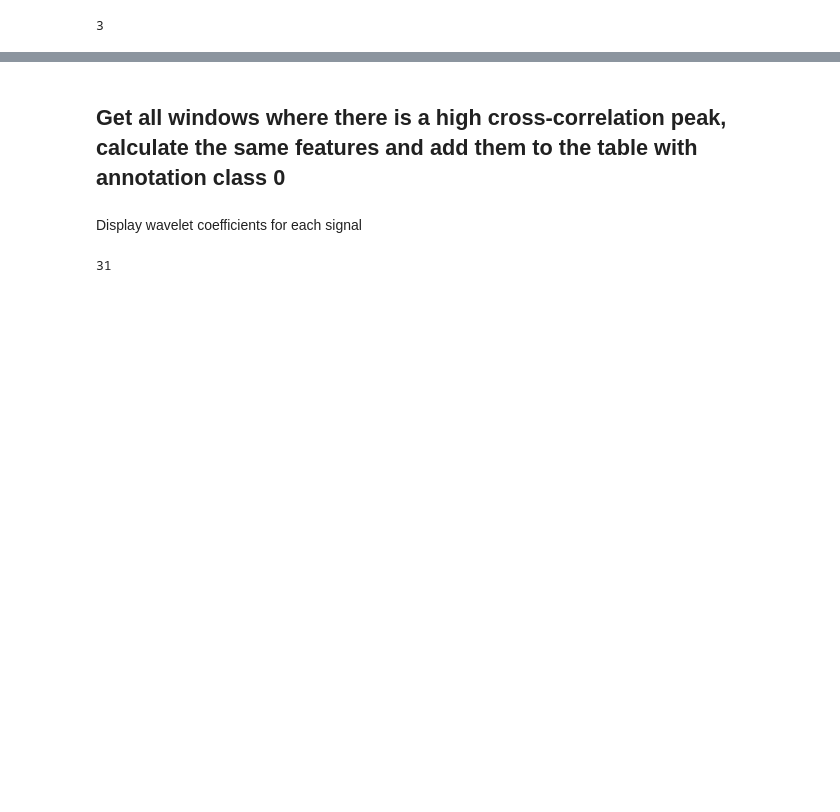
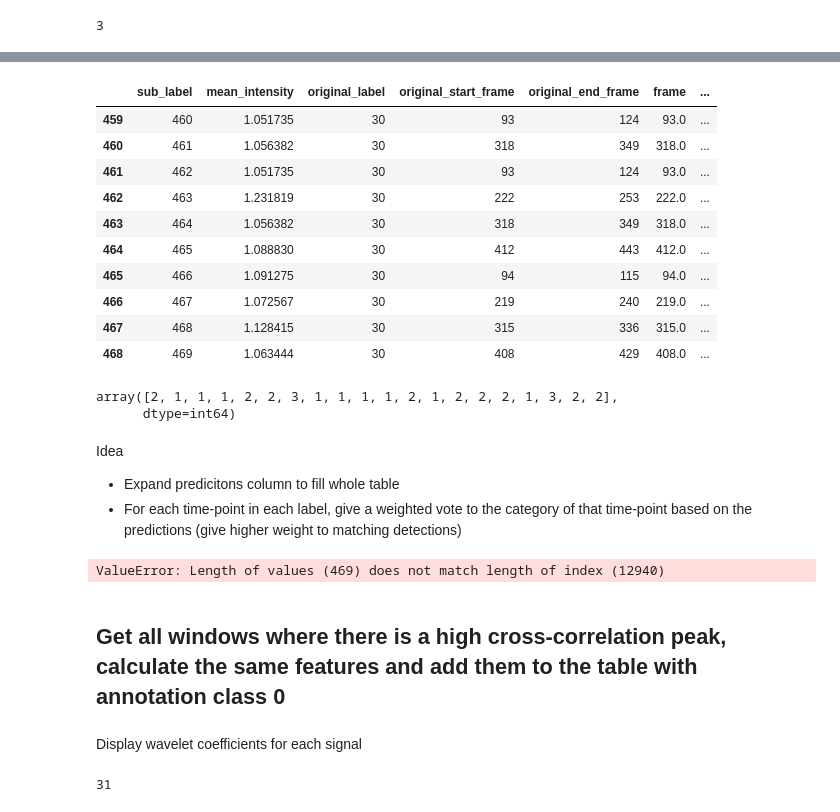
Before and after one commit to zoccoler/napari-signal-classifier, a Jupyter notebook: notebooks/WIP_sub_signal_classification_step_by_step.ipynb, the cells around one changed output, grey strips where cells are left out. Cells and saved outputs as stored; diff of their text form; code cells hidden in the pictures; blank space fills up the shorter version.

```diff
--- a/notebooks/WIP_sub_signal_classification_step_by_step.ipynb
+++ b/notebooks/WIP_sub_signal_classification_step_by_step.ipynb
@@ -754,0 +868,10 @@ TypeError: object of type 'SubSignal' has no len()
+# %%
+table_test = df_resampled[['mean_intensity', 'sub_label', 'frame']]
+table_test.columns = ['mean_intensity_interpolated', 'sub_label', 'frame']
+
+extraction_settings = ComprehensiveFCParameters()
+
+signal_features_table_test = extract_features(table_test, column_id='sub_label', column_sort='frame',
+                     default_fc_parameters=extraction_settings,
+                     # we impute = remove all NaN features automatically
+                     impute_function=impute)
@@ -754,0 +901,3 @@ TypeError: object of type 'SubSignal' has no len()
+# %%
+# predict sub_signal categories
+predictions = classifier.predict(signal_features_table_test)
@@ -754,0 +931,30 @@ TypeError: object of type 'SubSignal' has no len()
+# %%
+first_grouped_by_sub_label = df_resampled.groupby('sub_label').first().reset_index()
+first_grouped_by_sub_label['predicted_category'] = predictions
+first_grouped_by_sub_label[first_grouped_by_sub_label['original_label'] == observed_label]
+# %% [output]
+|  | sub_label | mean_intensity | original_label | original_start_frame | original_end_frame | frame | ... |
+| 459 | 460 | 1.051735 | 30 | 93 | 124 | 93.0 | ... |
+| 460 | 461 | 1.056382 | 30 | 318 | 349 | 318.0 | ... |
+| 461 | 462 | 1.051735 | 30 | 93 | 124 | 93.0 | ... |
+| 462 | 463 | 1.231819 | 30 | 222 | 253 | 222.0 | ... |
+| 463 | 464 | 1.056382 | 30 | 318 | 349 | 318.0 | ... |
+| 464 | 465 | 1.088830 | 30 | 412 | 443 | 412.0 | ... |
+| 465 | 466 | 1.091275 | 30 | 94 | 115 | 94.0 | ... |
+| 466 | 467 | 1.072567 | 30 | 219 | 240 | 219.0 | ... |
+| 467 | 468 | 1.128415 | 30 | 315 | 336 | 315.0 | ... |
+| 468 | 469 | 1.063444 | 30 | 408 | 429 | 408.0 | ... |
+# %%
+predictions[-20:]
+# %% [output]
+array([2, 1, 1, 1, 2, 2, 3, 1, 1, 1, 1, 2, 1, 2, 2, 2, 1, 3, 2, 2],
+      dtype=int64)
+# %% [markdown]
+Idea
+- Expand predicitons column to fill whole table
+- For each time-point in each label, give a weighted vote to the category of that time-point based on the predictions (give higher weight to matching detections)
+# %%
+df_resampled['predictions'] = predictions
+df_resampled
+# %% [output]
+ValueError: Length of values (469) does not match length of index (12940)
```
Also changed, not shown: parts of 27 cells of this notebook.
